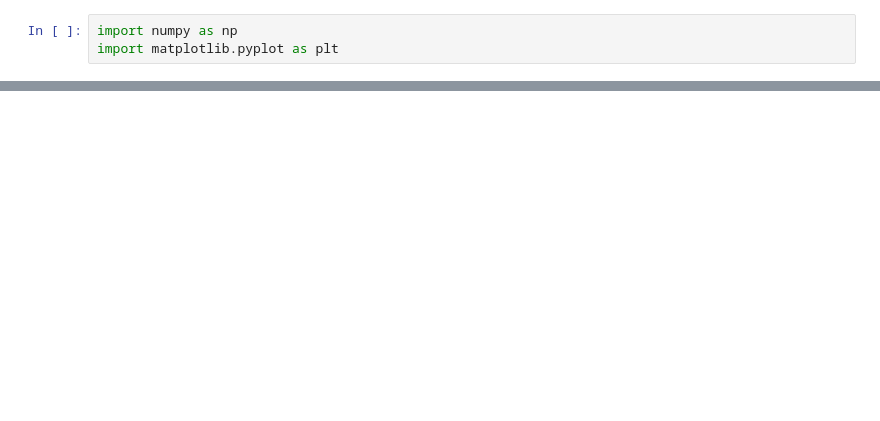
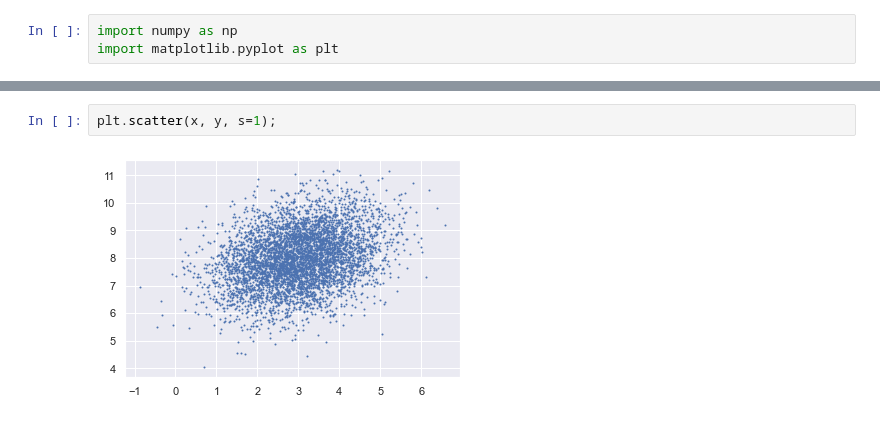
Before and after one commit to eytanohana/Git-Cheat-Sheet, a Jupyter notebook: Notebook.ipynb, the cells around one changed output, grey strips where cells are left out. Cells and saved outputs as stored; diff of their text form; blank space fills up the shorter version.

```diff
--- a/Notebook.ipynb
+++ b/Notebook.ipynb
@@ -9,0 +13,4 @@ plt.scatter(x, y, s=1);
+# %%
+plt.scatter(x, y, s=1);
+# %% [output]
+[figure, added]
```
Also changed, not shown: parts of 2 cells of this notebook.
